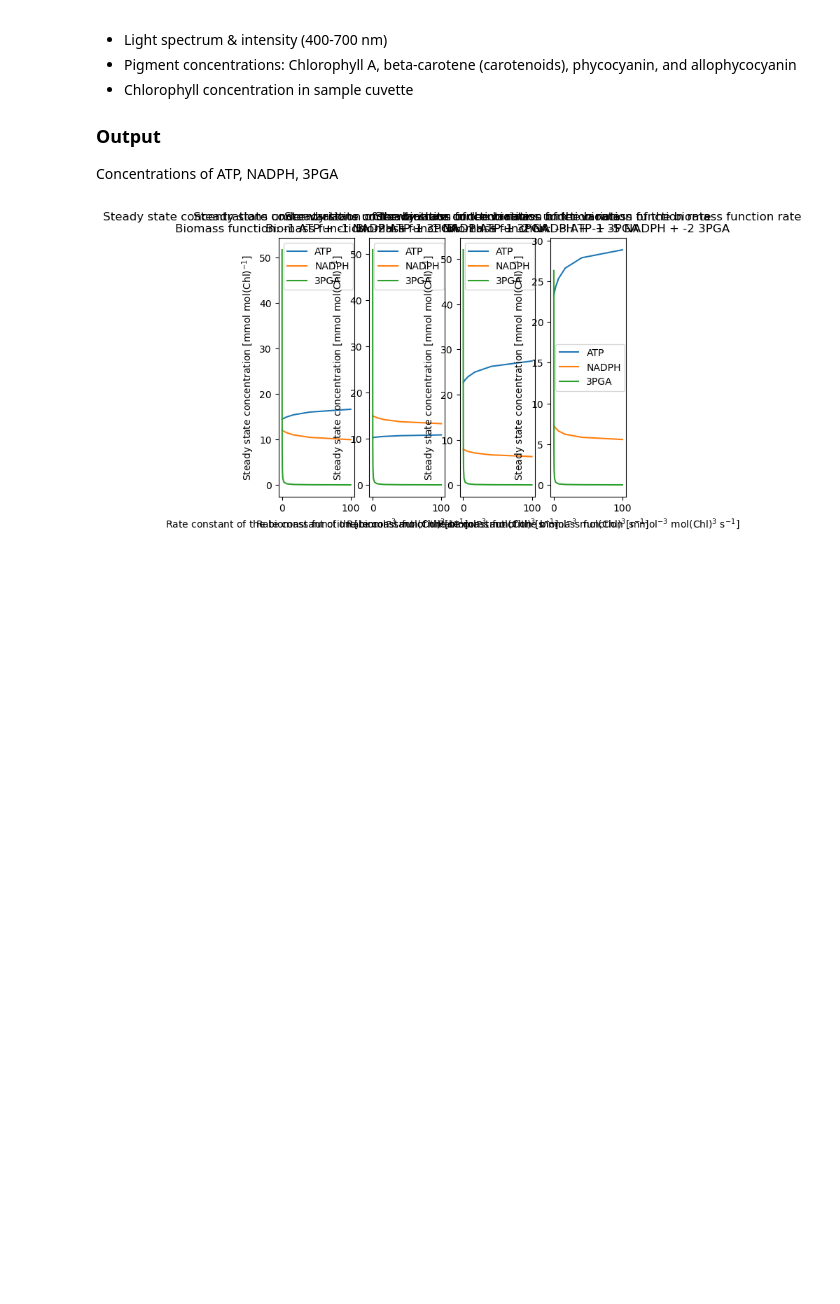
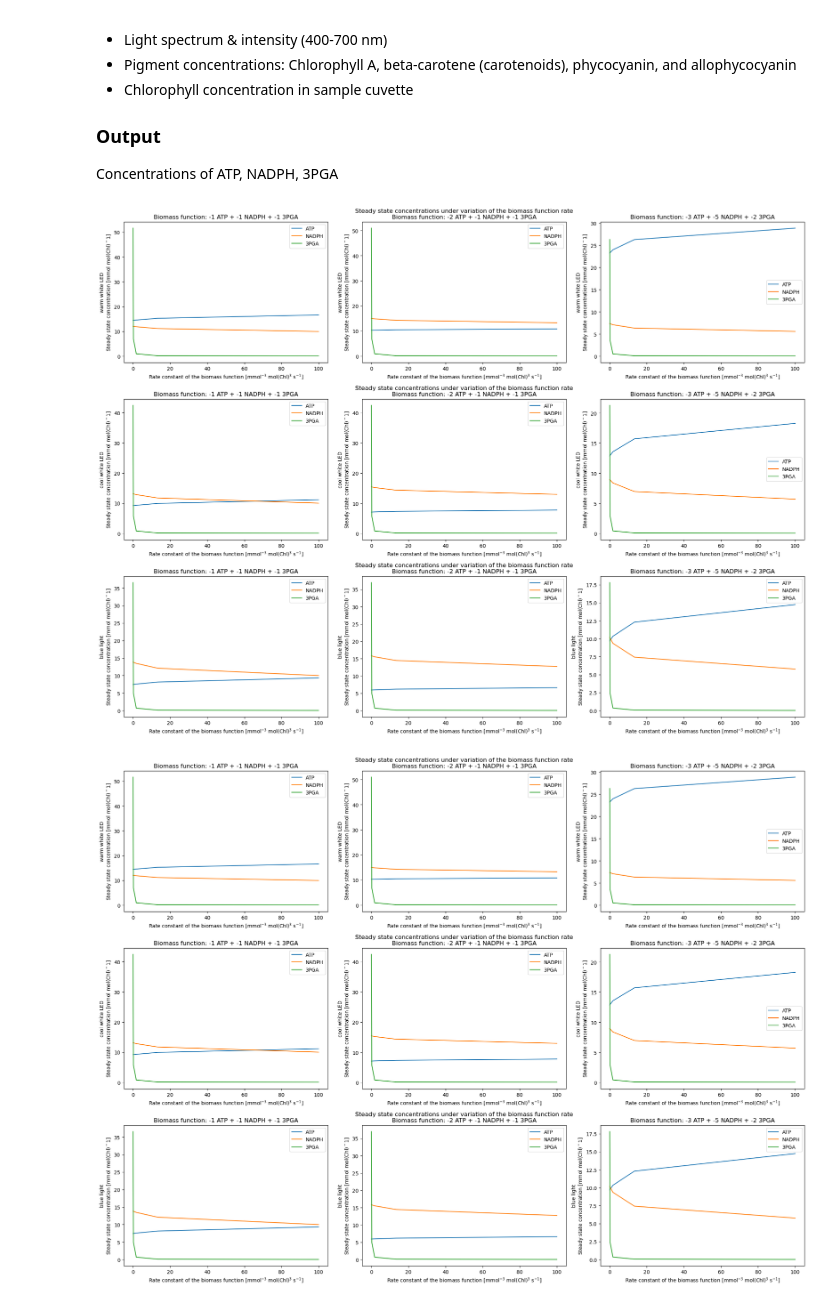
Before and after one commit to Computational-Biology-Aachen/synechocystis-photosynthesis-2024, a Jupyter notebook: Notebooks/function_andreas.ipynb, the cells around one changed output. Drawn from its saved outputs; the diff is of its cells as text; code cells hidden in the pictures; blank space fills up the shorter version.

Commit message:
added more plots under different illuminations

```diff
--- a/Notebooks/function_andreas.ipynb
+++ b/Notebooks/function_andreas.ipynb
@@ -151,44 +151,51 @@ def get_simulated_photosynthesis_products(
         **fnc.simulator_kwargs["loose"]
     )
 
-    # Get the required concentrations
+    # Get the required concentrations, return NAN if the simulation failed
     if t is not None:
         res = s.get_results_df().loc[:,output_concentrations].iloc[0,:].to_dict()
     else:
-        return None
+        return {k:np.nan for k in output_concentrations}
 
     return res
 # %%
+all_lights = {
+    "warm white LED": lip.light_spectra("warm_white_led", 50),
+    "cool white LED": lip.light_spectra("cool_white_led", 50),
+    "blue light": lip.light_gaussianLED(440, 50),
+}
+
 all_stoichBiomass = [
     {"ATP":-1, "NADPH":-1, "3PGA":-1},
     {"ATP":-2, "NADPH":-1, "3PGA":-1}, # Glycogen
-    {"ATP":-1, "NADPH":-2, "3PGA":-1},
     {"ATP":-3, "NADPH":-5, "3PGA":-2}, # Isoprene
     ]
 
-fig, axes = plt.subplots(1, len(all_stoichBiomass))
+fig, axes = plt.subplots(len(all_lights), len(all_stoichBiomass))
 
-for i,stoichBiomass in enumerate(all_stoichBiomass):
-    phots = {}
-    ax=axes[i]
+for j,(light_nam, light) in enumerate(all_lights.items()):
 
-    for kBiomass in np.logspace(-1.5,2,10):
-        phots[kBiomass] = get_simulated_photosynthesis_products(
-            light = lip.light_spectra("warm_white_led", 50),
-            pigment_concentrations = lip.pigments_Fuente,
-            sample_chl_concentration = 2, # [mmol(Chl) m^-3]
-            kBiomass = kBiomass,
-            stoichBiomass=stoichBiomass
-        )
-    phots = pd.DataFrame(phots, dtype=float)
+    for i,stoichBiomass in enumerate(all_stoichBiomass):
+        phots = {}
+        ax=axes[j,i]
 
-    phots.T.plot(ax=ax)
-    ax.set_xlabel("Rate constant of the biomass function [mmol$^{-3}$ mol(Chl)$^{3}$ s$^{-1}$]")
-    ax.set_ylabel("Steady state concentration [mmol mol(Chl)$^{-1}$]")
-    ax.set_title(f'Steady state concentrations under variation of the biomass function rate\nBiomass function: {stoichBiomass["ATP"]} ATP + {stoichBiomass["NADPH"]} NADPH + {stoichBiomass["3PGA"]} 3PGA')
+        for kBiomass in np.logspace(-1.5,2,5):
+            phots[kBiomass] = get_simulated_photosynthesis_products(
+                light = light,
+                pigment_concentrations = lip.pigments_Fuente,
+                sample_chl_concentration = 2, # [mmol(Chl) m^-3]
+                kBiomass = kBiomass,
+                stoichBiomass=stoichBiomass
+            )
+        phots = pd.DataFrame(phots, dtype=float)
 
-fig.set_size_inches(20,5)
+        phots.T.plot(ax=ax)
+        ax.set_xlabel("Rate constant of the biomass function [mmol$^{-3}$ mol(Chl)$^{3}$ s$^{-1}$]")
+        ax.set_ylabel(f"{light_nam}\nSteady state concentration [mmol mol(Chl)$^{-1}$]")
+        ax.set_title(f'{"Steady state concentrations under variation of the biomass function rate" if (i == len(all_stoichBiomass)//2) else ""}\nBiomass function: {stoichBiomass["ATP"]} ATP + {stoichBiomass["NADPH"]} NADPH + {stoichBiomass["3PGA"]} 3PGA')
+
+fig.set_size_inches(20,15)
 fig.tight_layout()
-fig
 # %% [output]
-[figure, old version]
+[figure, new version]
+[figure, added]
```
Also changed, not shown: parts of 1 cell of this notebook.
